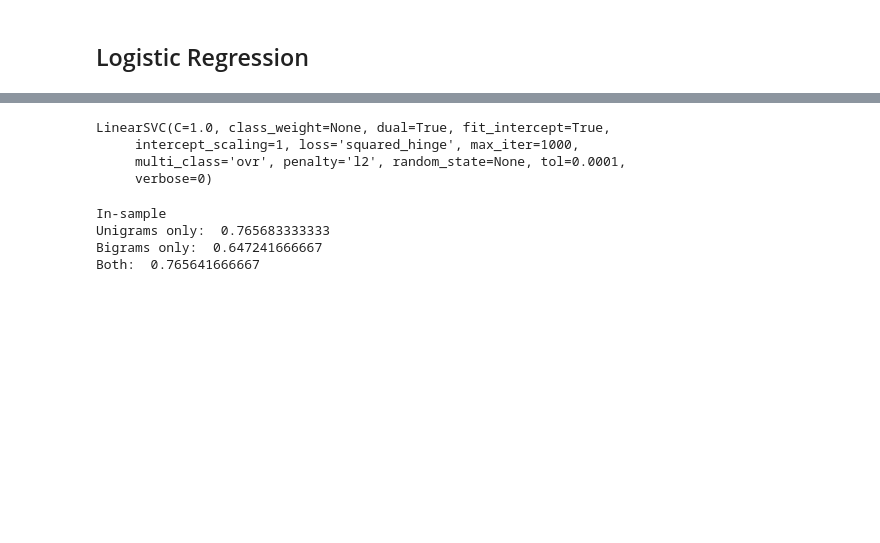
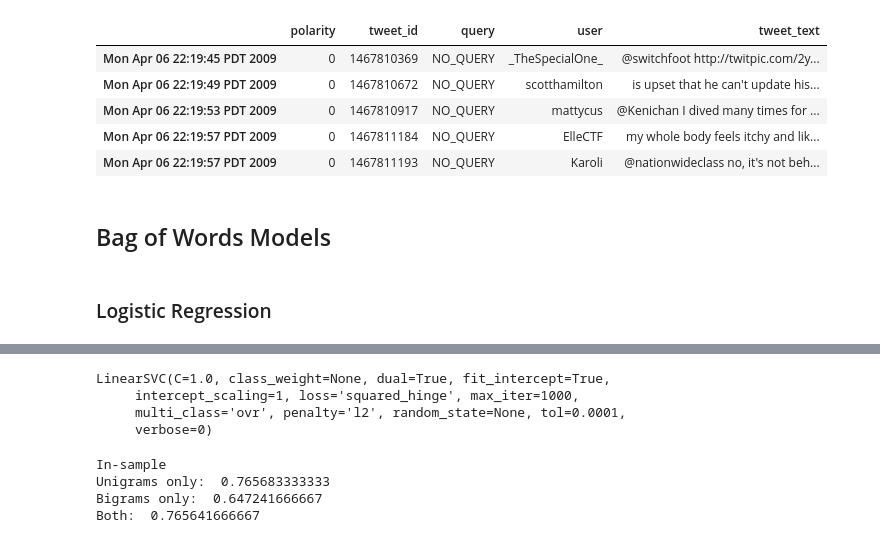
Before and after one commit to mmargenot/sensitivipy, a Jupyter notebook: sentiment.ipynb, the cells around one changed output, grey strips where cells are left out. Cells and saved outputs as stored; diff of their text form; code cells hidden in the pictures; blank space fills up the shorter version.

```diff
--- a/sentiment.ipynb
+++ b/sentiment.ipynb
@@ -124,0 +10,5 @@ X_train_both, X_test_both, Y_train_both, Y_test_both = train_test_split(both_dat
+# %%
+DATA_DIR = './data/'
+sentiment_data = SentimentData(DATA_DIR, test_size=0.3)
+# %%
+sentiment_data.load_data()
@@ -124,0 +24,11 @@ X_train_both, X_test_both, Y_train_both, Y_test_both = train_test_split(both_dat
+# %%
+sentiment_data.data.head()
+# %% [output]
+|  | polarity | tweet_id | query | user | tweet_text |
+| Mon Apr 06 22:19:45 PDT 2009 | 0 | 1467810369 | NO_QUERY | _TheSpecialOne_ | @switchfoot http://twitpic.com/2y... |
+| Mon Apr 06 22:19:49 PDT 2009 | 0 | 1467810672 | NO_QUERY | scotthamilton | is upset that he can't update his... |
+| Mon Apr 06 22:19:53 PDT 2009 | 0 | 1467810917 | NO_QUERY | mattycus | @Kenichan I dived many times for ... |
+| Mon Apr 06 22:19:57 PDT 2009 | 0 | 1467811184 | NO_QUERY | ElleCTF | my whole body feels itchy and lik... |
+| Mon Apr 06 22:19:57 PDT 2009 | 0 | 1467811193 | NO_QUERY | Karoli | @nationwideclass no, it's not beh... |
+# %% [markdown]
+## Bag of Words Models
@@ -125,2 +47,2 @@ X_train_both, X_test_both, Y_train_both, Y_test_both = train_test_split(both_dat
 # %% [markdown]
-## Logistic Regression
+### Logistic Regression
```
Also changed, not shown: parts of 74 cells of this notebook.
